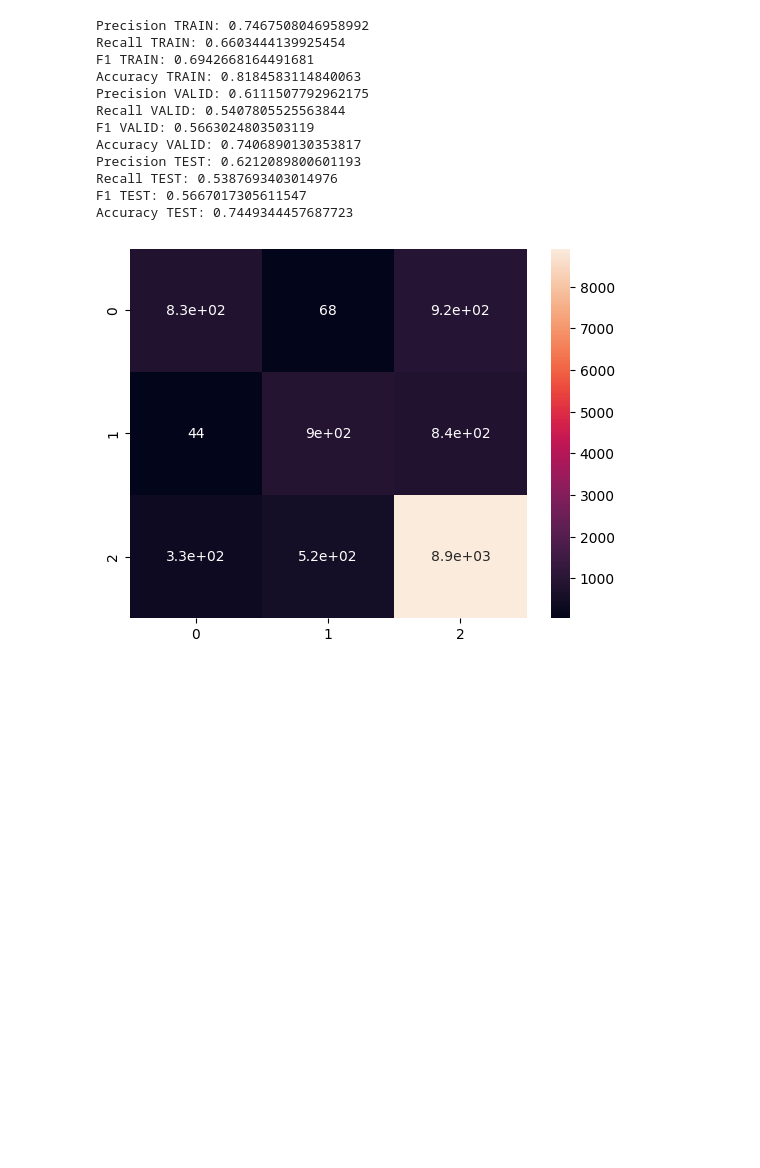
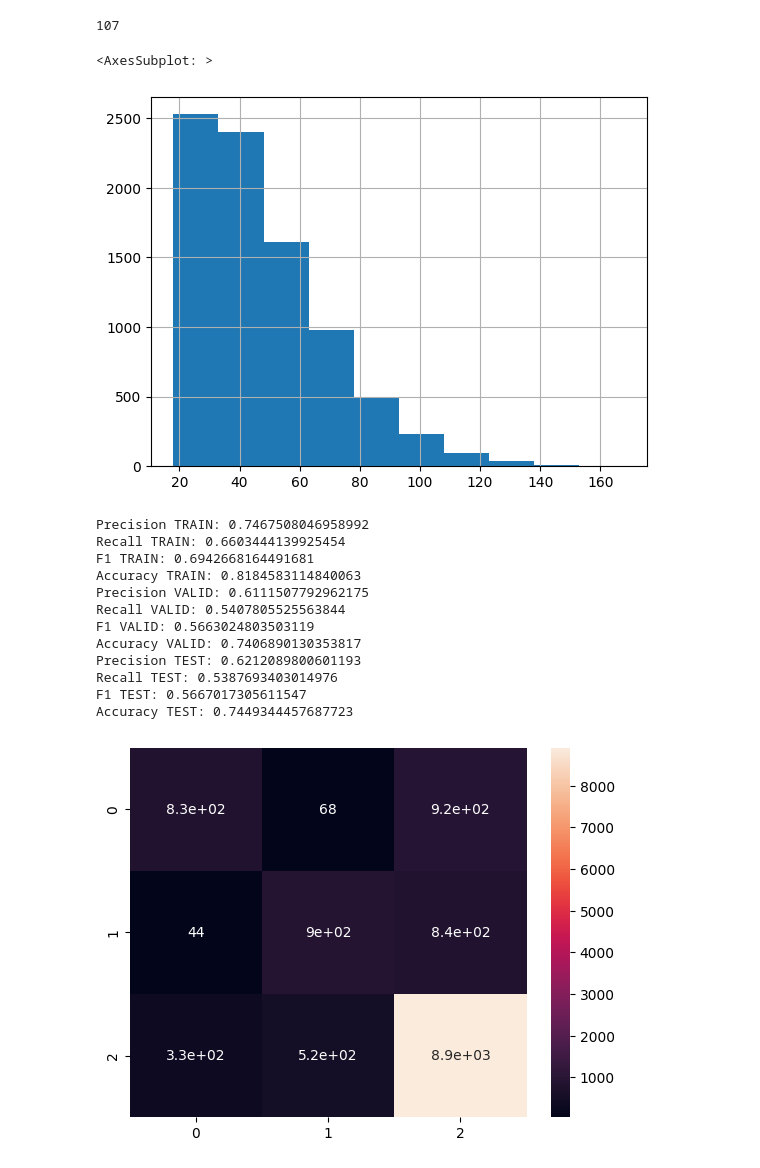
Before and after one commit to chen-yuan-zhang/agr_agents, a Jupyter notebook: gr_pursuer/neural/testing.ipynb, the cells around one changed output. Saved outputs shown, nothing was run; the diff lists cells and outputs as text; code cells hidden in the pictures; blank space fills up the shorter version.

Commit message:
New data loader implemented

```diff
--- a/gr_pursuer/neural/testing.ipynb
+++ b/gr_pursuer/neural/testing.ipynb
@@ -11 +127,10 @@ from model import TransformerPredictor
+# %%
+(data_scenarios["nsteps"]<5).sum()
+# %% [output]
+107
+# %%
+data_scenarios["nsteps"].hist()
+# %% [output]
+<AxesSubplot: >
+[figure, added]
 # %%
```
Also changed, not shown: parts of 8 cells of this notebook, 2 other files.
